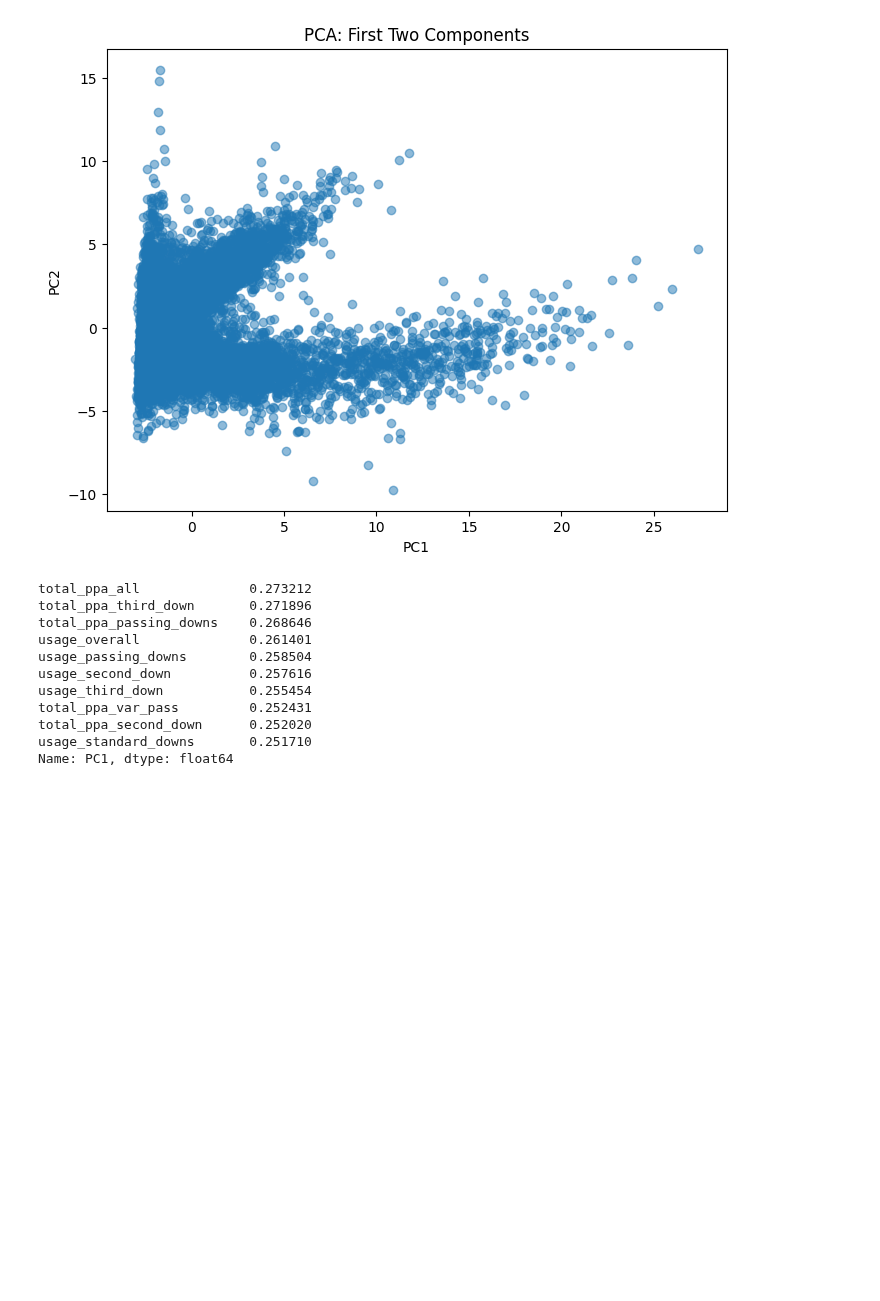
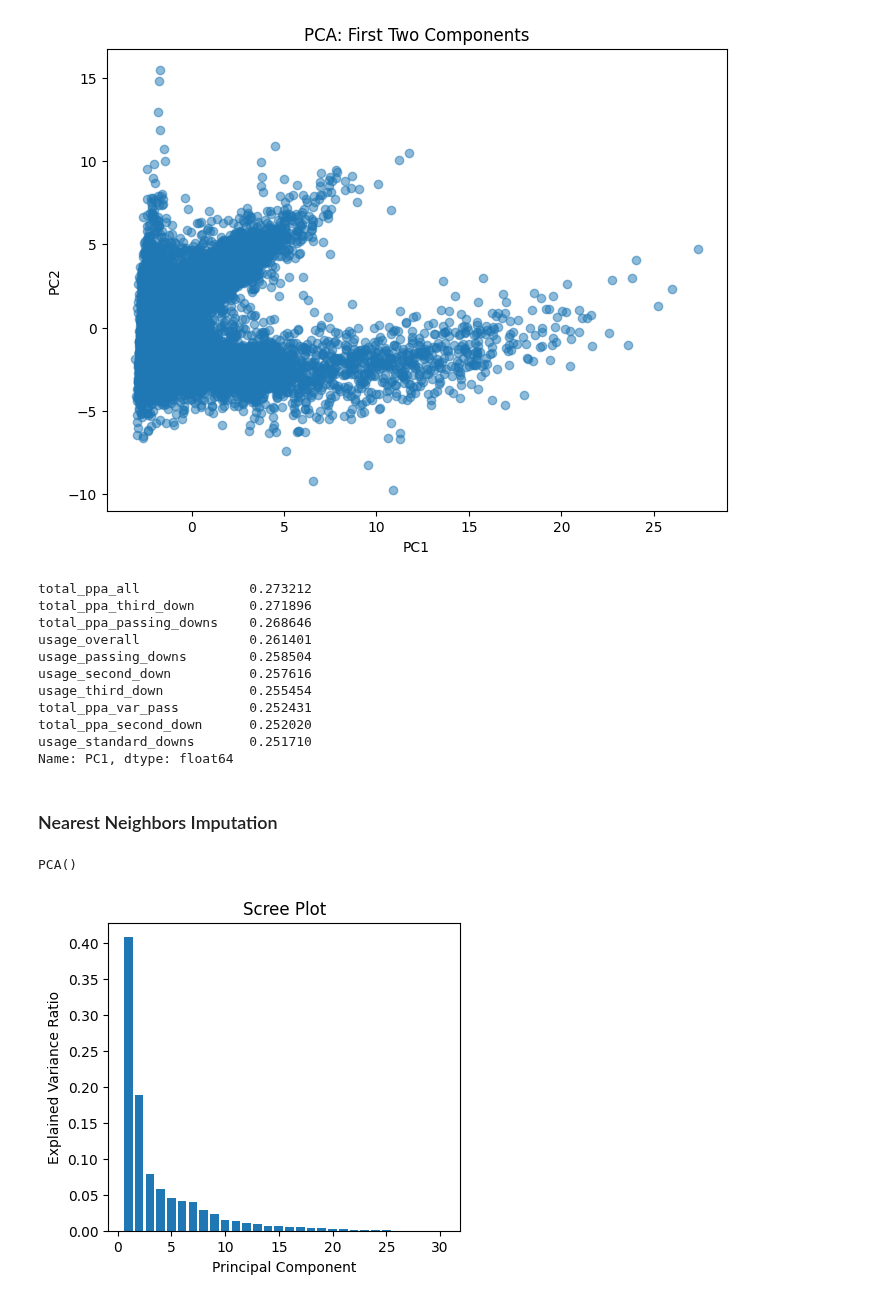
Before and after one commit to SU-IST707-SP26/group-project-big-brains-and-nathan, a Jupyter notebook: data/Principal_Component_Analysis.ipynb, the cells around one changed output. Drawn from its saved outputs; the diff is of its cells as text; code cells hidden in the pictures; blank space fills up the shorter version.

```diff
--- a/data/Principal_Component_Analysis.ipynb
+++ b/data/Principal_Component_Analysis.ipynb
@@ -233,3 +233,36 @@ Name: PC1, dtype: float64
 #receiving_TD, and receiving_REC.
 #the columns that are present here that weren't in the previous 10 are usage_overall, usage_passing_downs,
 # usage_second_down, usage_third_down, and usage_standard_downs.
+# %% [markdown]
+### Nearest Neighbors Imputation
+# %%
+from sklearn.impute import KNNImputer
+#redoing the analysis but using the imputer strategy, still removing columns with too many NAs
+
+#numeric_df = df.select_dtypes(include='number')
+#numeric_df = numeric_df.loc[:, numeric_df.isnull().mean() < 0.5]
+
+imputer = KNNImputer()
+X_imputed = imputer.fit_transform(numeric_df)
+
+scaler = StandardScaler()
+X_scaled = scaler.fit_transform(X_imputed)
+
+pca = PCA()
+pca.fit(X_scaled)
+# %% [output]
+PCA()
+# %%
+#scree plot
+explained = pca.explained_variance_ratio_
+cumulative = np.cumsum(explained)
+
+plt.figure(figsize=(10, 4))
+plt.subplot(1, 2, 1)
+plt.bar(range(1, len(explained)+1), explained)
+plt.xlabel('Principal Component')
+plt.ylabel('Explained Variance Ratio')
+plt.title('Scree Plot')
+plt.show()
+# %% [output]
+[figure, added]
```
Also changed, not shown: parts of 10 cells of this notebook.
